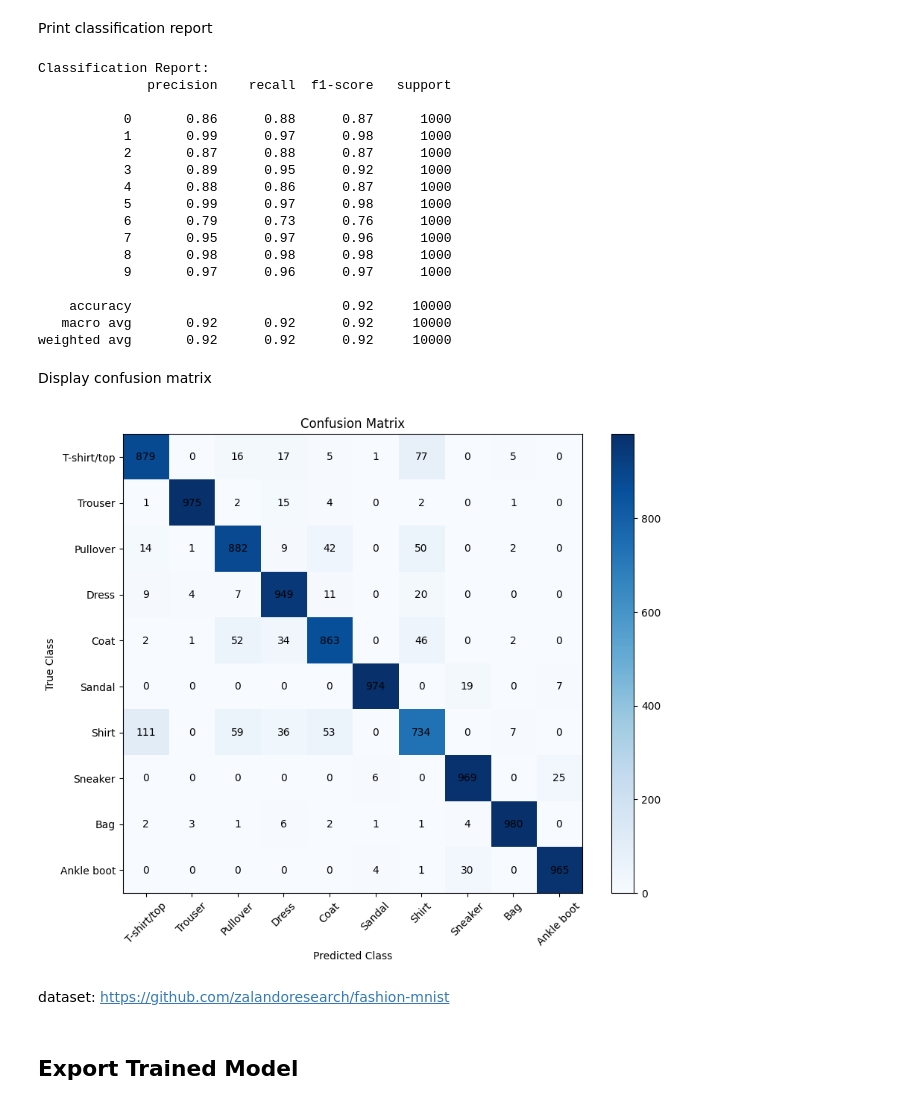
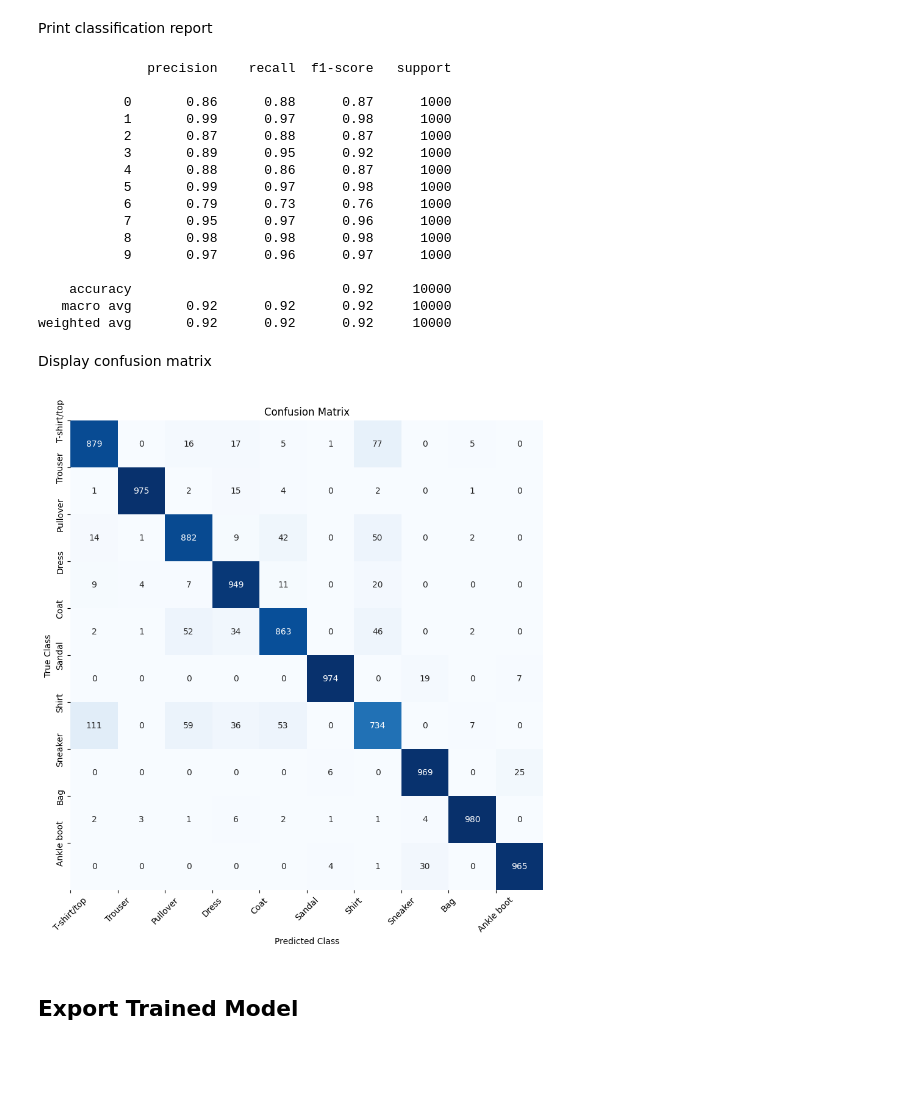
Before and after one commit to rjacaac211/Fashion_MNIST_Image_Classification, a Jupyter notebook: FashionMNIST_PyTorch.ipynb, the cells around one changed output. Saved outputs shown, nothing was run; the diff lists cells and outputs as text; code cells hidden in the pictures; blank space fills up the shorter version.

```diff
--- a/FashionMNIST_PyTorch.ipynb
+++ b/FashionMNIST_PyTorch.ipynb
@@ -211,10 +242,8 @@ for x_test, y_test in test_loader:
     y_pred.extend(yhat.cpu().numpy())
     y_true.extend(y_test.cpu().numpy())
 
-print("Classification Report:")
 print(classification_report(y_true, y_pred))
 # %% [output]
-Classification Report:
               precision    recall  f1-score   support
 
            0       0.86      0.88      0.87      1000
@@ -234,28 +263,24 @@ weighted avg       0.92      0.92      0.92     10000
 # %% [markdown]
 Display confusion matrix
 # %%
+# Calculate confusion matrix
 cm = confusion_matrix(y_true, y_pred)
 
-plt.figure(figsize=(10, 8))
-plt.imshow(cm, interpolation='nearest', cmap=plt.cm.Blues)
+# Plot confusion matrix
+plt.figure(figsize=(10, 10))
+sns.heatmap(cm, annot=True, fmt='d', cmap='Blues', cbar=False)
+plt.xlabel('Predicted Class')
+plt.ylabel('True Class')
 plt.title('Confusion Matrix')
-plt.colorbar()
 
-
-for i in range(cm.shape[0]):
-    for j in range(cm.shape[1]):
-        plt.text(j, i, cm[i, j], ha='center', va='center', color='black')
-
+# Set x and y axis ticks and labels
 tick_marks = np.arange(len(dataset_val.classes))
 plt.xticks(tick_marks, dataset_val.classes, rotation=45)
 plt.yticks(tick_marks, dataset_val.classes)
-plt.xlabel('Predicted Class')
-plt.ylabel('True Class')
+
 plt.show()
 # %% [output]
-[figure, old version]
+[figure, new version]
-# %% [markdown]
-dataset: https://github.com/zalandoresearch/fashion-mnist
 # %% [markdown]
 ## Export Trained Model
 # %%
```
Also changed, not shown: parts of 8 cells of this notebook, 6 other files.
